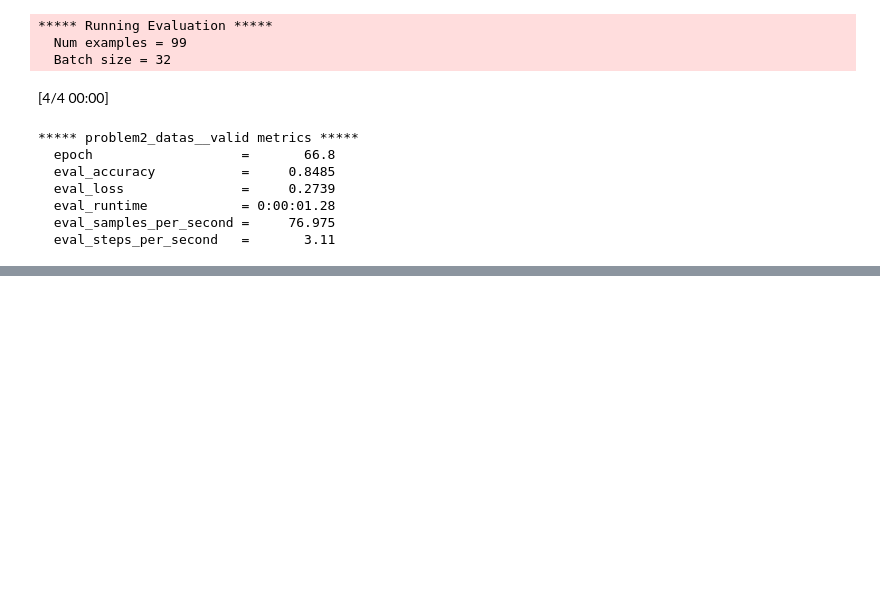
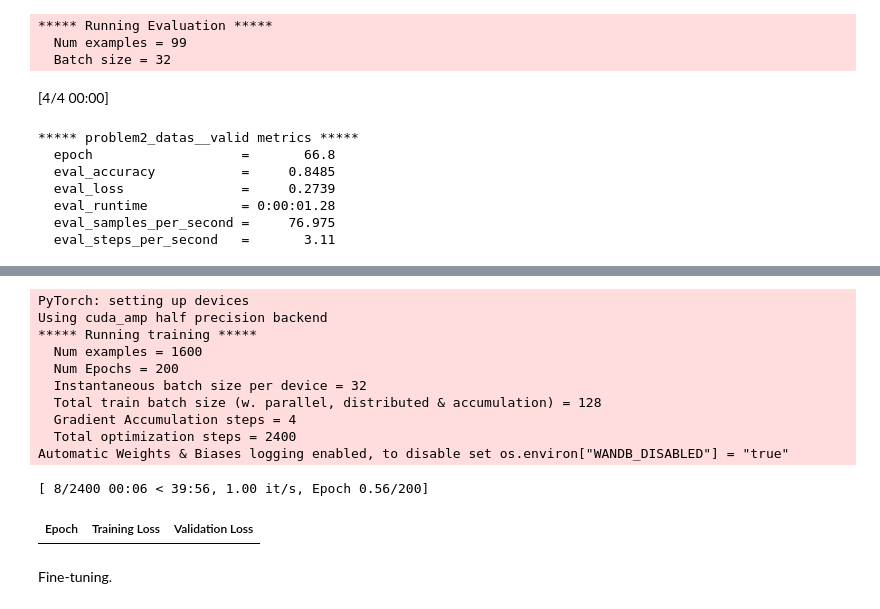
Before and after one commit to holylovenia/ai-healthcare, a Jupyter notebook: assignment1/problem2-testasvalid-resnet1.ipynb, the cells around one changed output, grey strips where cells are left out. Cells and saved outputs as stored; diff of their text form; code cells hidden in the pictures; blank space fills up the shorter version.

```diff
--- a/assignment1/problem2-testasvalid-resnet1.ipynb
+++ b/assignment1/problem2-testasvalid-resnet1.ipynb
@@ -715,0 +849,2 @@ plt.imshow(img)
+# %%
+exp5_pretraining_model = AutoModelForImageClassification.from_pretrained(model_name_or_path)
@@ -715,0 +869,20 @@ plt.imshow(img)
+# %%
+pretrainer = pretraining(
+    exp5_pretraining_model,
+    output_dir=f"save/problem2/con__pretrain__{model_name_or_path}__1e-3__submitted",
+    train_dataset=proc_pretrain_datasets["train"],
+    eval_dataset=proc_pretrain_datasets["valid"],
+    trainer_class=SkinLesionWithContrastiveLearningTrainer)
+# %% [output]
+PyTorch: setting up devices
+Using cuda_amp half precision backend
+***** Running training *****
+  Num examples = 1600
+  Num Epochs = 200
+  Instantaneous batch size per device = 32
+  Total train batch size (w. parallel, distributed & accumulation) = 128
+  Gradient Accumulation steps = 4
+  Total optimization steps = 2400
+Automatic Weights & Biases logging enabled, to disable set os.environ["WANDB_DISABLED"] = "true"
+[ 8/2400 00:06 < 39:56, 1.00 it/s, Epoch 0.56/200]
+| Epoch | Training Loss | Validation Loss |
@@ -715,0 +895,2 @@ plt.imshow(img)
+# %% [markdown]
+Fine-tuning.
```
Also changed, not shown: parts of 29 cells of this notebook, 3 other files.
